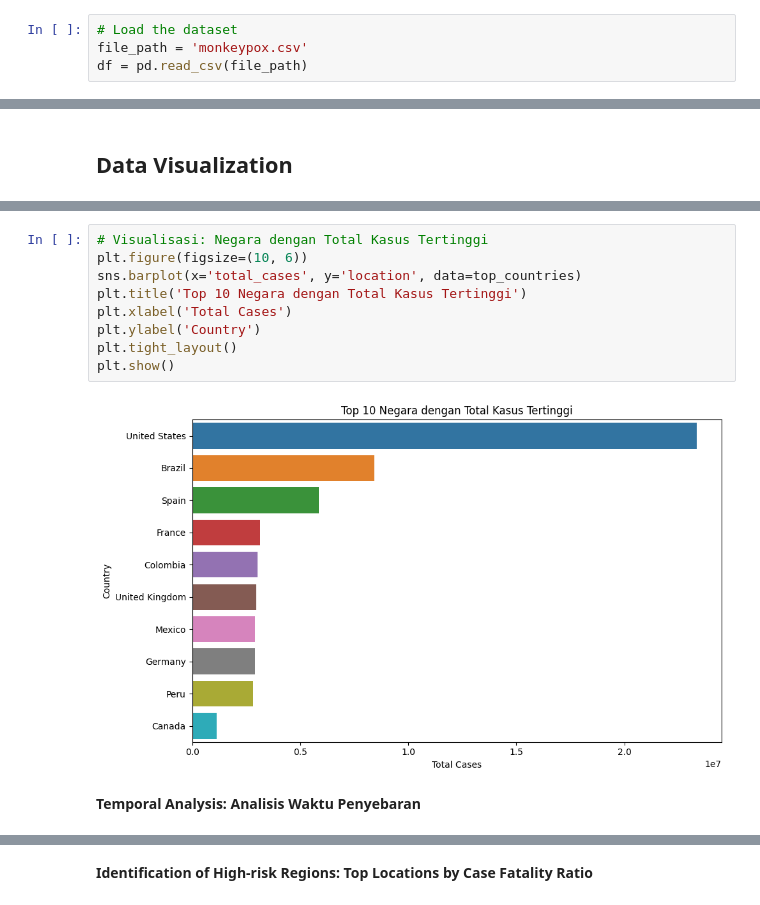
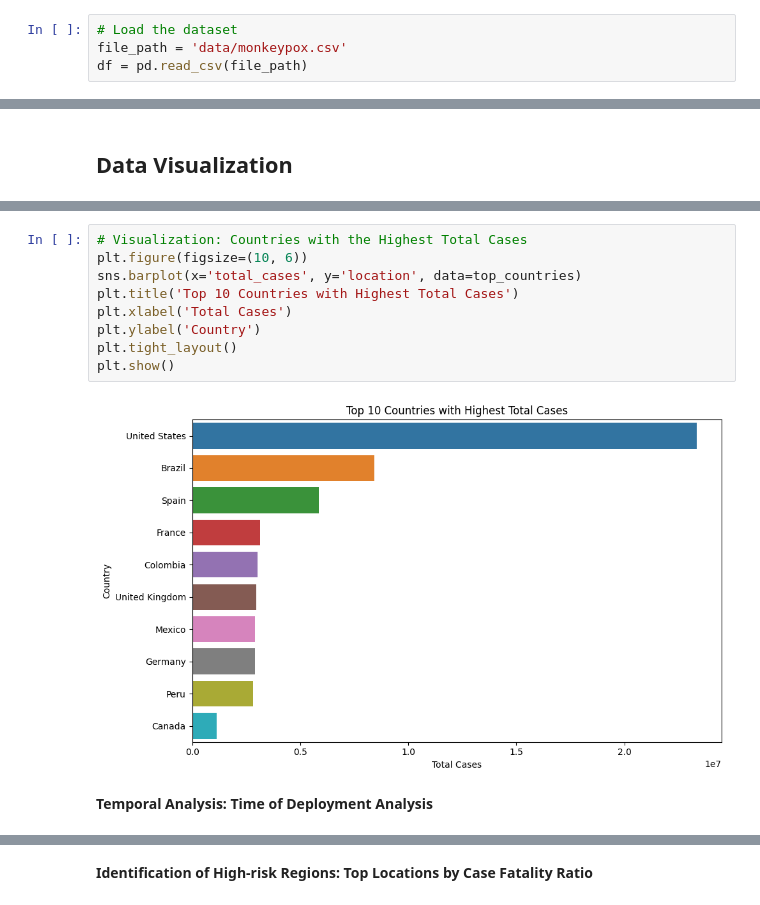
Before and after one commit to RyanGA09/DataAnalyst-ImpactAnalysisOfMonkeypoxCaseStudy, a Jupyter notebook: Notebook.ipynb, the cells around one changed output, grey strips where cells are left out. Drawn from its saved outputs; the diff is of its cells as text.

```diff
--- a/Notebook.ipynb
+++ b/Notebook.ipynb
@@ -101,7 +102,7 @@ import seaborn as sns
 ### Gathering Data (Import File)
 # %%
 # Load the dataset
-file_path = 'monkeypox.csv'
+file_path = 'data/monkeypox.csv'
 df = pd.read_csv(file_path)
 # %%
 # Convert 'date' column to datetime for easier analysis
@@ -704,14 +585,14 @@ plt.show()
 # %%
-# Visualisasi: Negara dengan Total Kasus Tertinggi
+# Visualization: Countries with the Highest Total Cases
 plt.figure(figsize=(10, 6))
 sns.barplot(x='total_cases', y='location', data=top_countries)
-plt.title('Top 10 Negara dengan Total Kasus Tertinggi')
+plt.title('Top 10 Countries with Highest Total Cases')
 plt.xlabel('Total Cases')
 plt.ylabel('Country')
 plt.tight_layout()
 plt.show()
 # %% [output]
-[figure, old version]
+[figure, new version]
 # %% [markdown]
-**Temporal Analysis: Analisis Waktu Penyebaran**
+**Temporal Analysis: Time of Deployment Analysis**
 # %%
```
Also changed, not shown: parts of 43 cells of this notebook, 2 other files.
